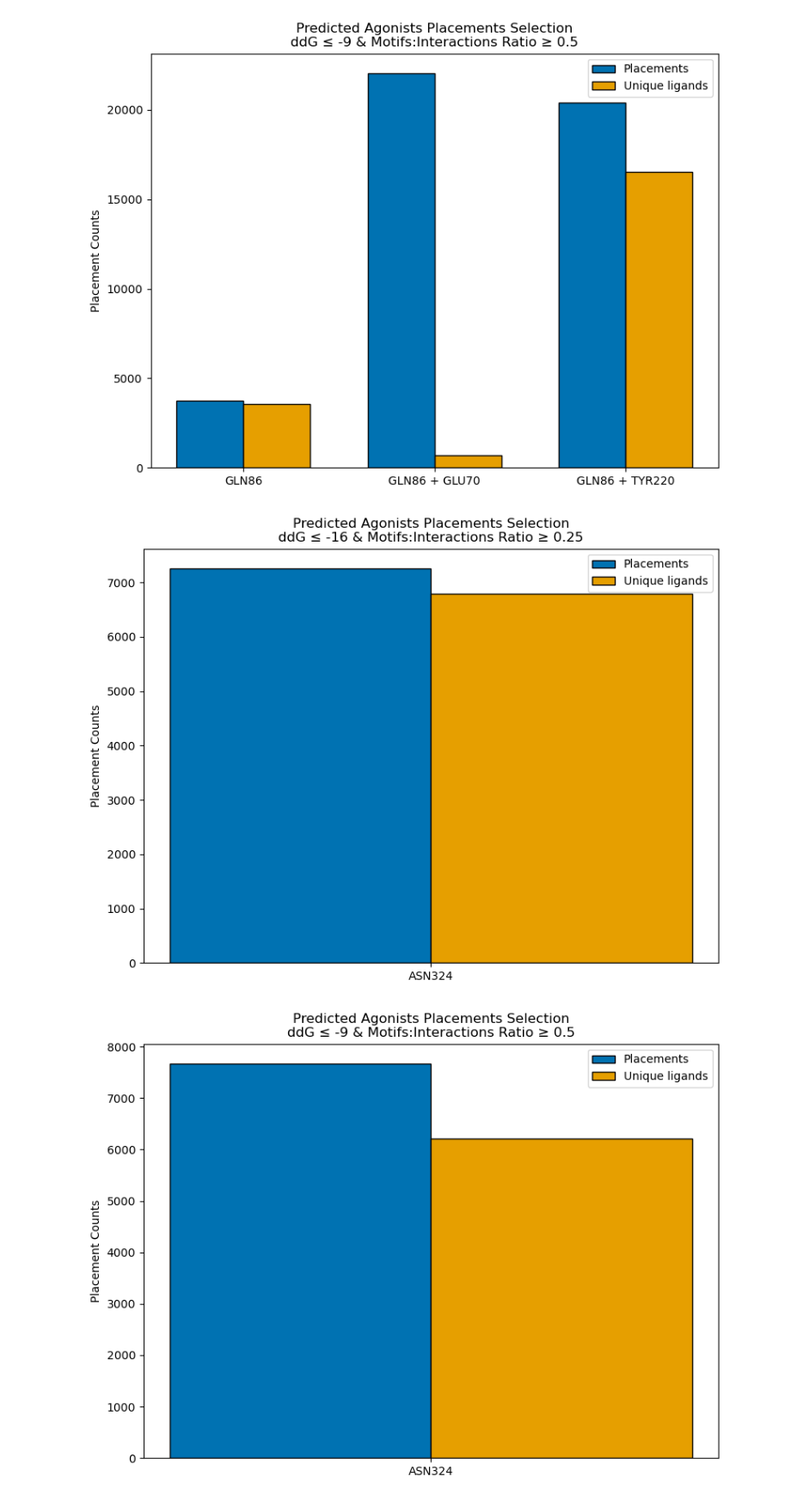
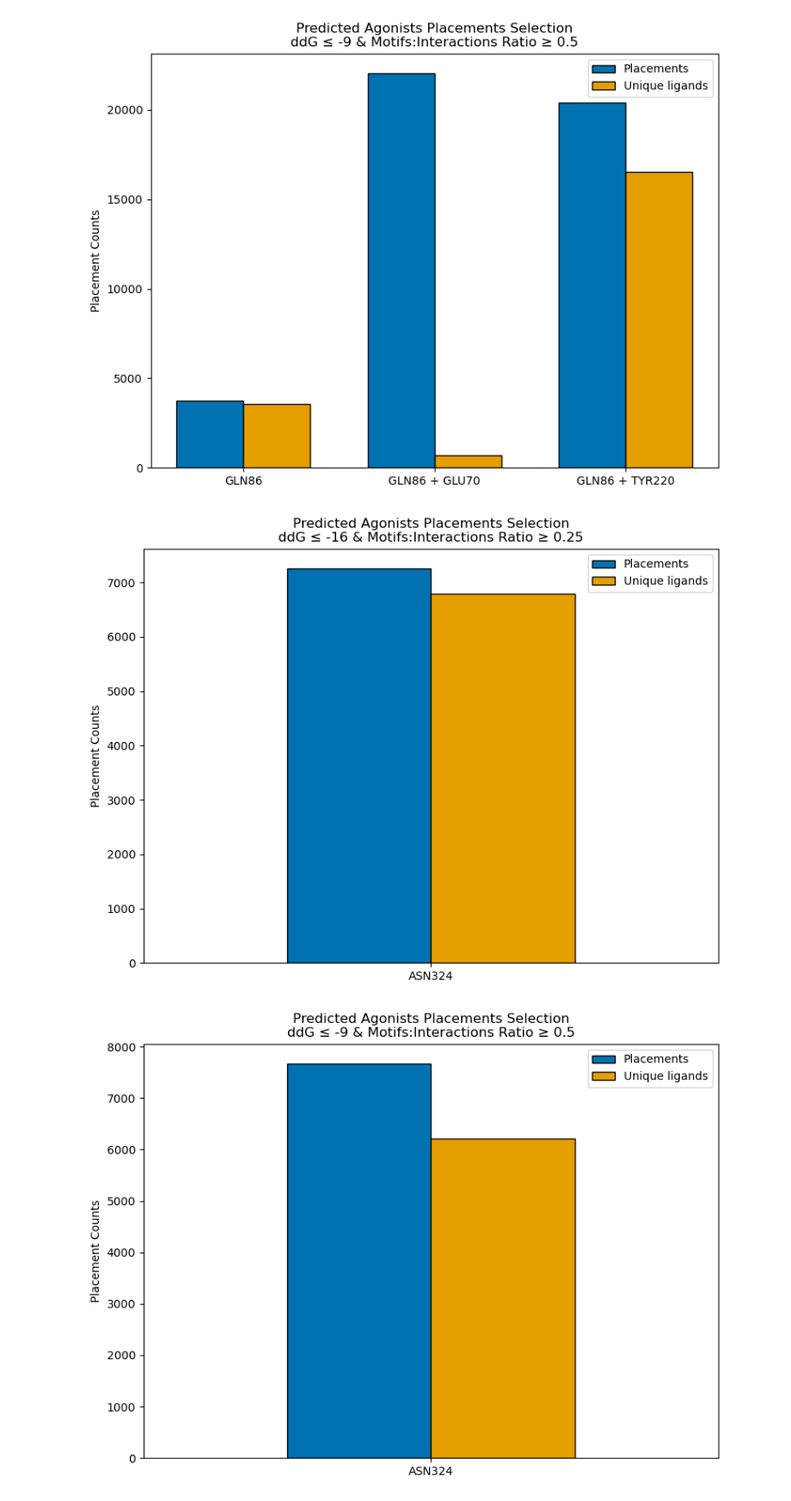
Before and after one commit to toadlover/ginsparg_thymelab_thesis, a Jupyter notebook: jupyter_notebooks/initial_placement_selection/initial_placement_selection_counts.ipynb, the cells around one changed output. Shown: that part at 86% size. Drawn from its saved outputs; the diff is of its cells as text; code cells hidden in the pictures.

Commit message:
pushing updated notebook with better looking antagonist plots

```diff
--- a/jupyter_notebooks/initial_placement_selection/initial_placement_selection_counts.ipynb
+++ b/jupyter_notebooks/initial_placement_selection/initial_placement_selection_counts.ipynb
@@ -173,33 +173,36 @@ df = pd.DataFrame(data, columns=["Group", "Condition", "Metric", "Count"])
 main_groups = ["ASN324"]
 metrics = ["Placements", "Unique ligands"]
 bar_width = 0.35
+#bar_width = 0.1
 
 # ---- Plot each condition separately ----
 for cond, subdf in df.groupby("Condition"):
     fig, ax = plt.subplots(figsize=(8,6))
 
     x = np.arange(len(main_groups))
 
     # Extract values
     vals_place = [subdf[(subdf["Group"]==g) & (subdf["Metric"]=="Placements")]["Count"].values[0]
                   for g in main_groups]
     vals_ligs = [subdf[(subdf["Group"]==g) & (subdf["Metric"]=="Unique ligands")]["Count"].values[0]
                  for g in main_groups]
 
     # Bars
     ax.bar(x - bar_width/2, vals_place, bar_width, label="Placements", edgecolor='black', color="#0072B2")
     ax.bar(x + bar_width/2, vals_ligs, bar_width, label="Unique ligands", edgecolor='black', color="#E69F00")
 
+    ax.set_xlim(-0.7, 0.7)
+
     # Labels
     ax.set_xticks(x)
     ax.set_xticklabels(main_groups, rotation=0)
 #    ax.set_xticklabels(main_groups, rotation=15)
     ax.set_ylabel("Placement Counts")
     ax.set_title(f"Predicted Agonists Placements Selection\n{cond}")
     ax.legend()
 
     plt.tight_layout()
     plt.show()
 # %% [output]
-[figure, old version]
+[figure, new version]
-[figure, old version]
+[figure, new version]
```
